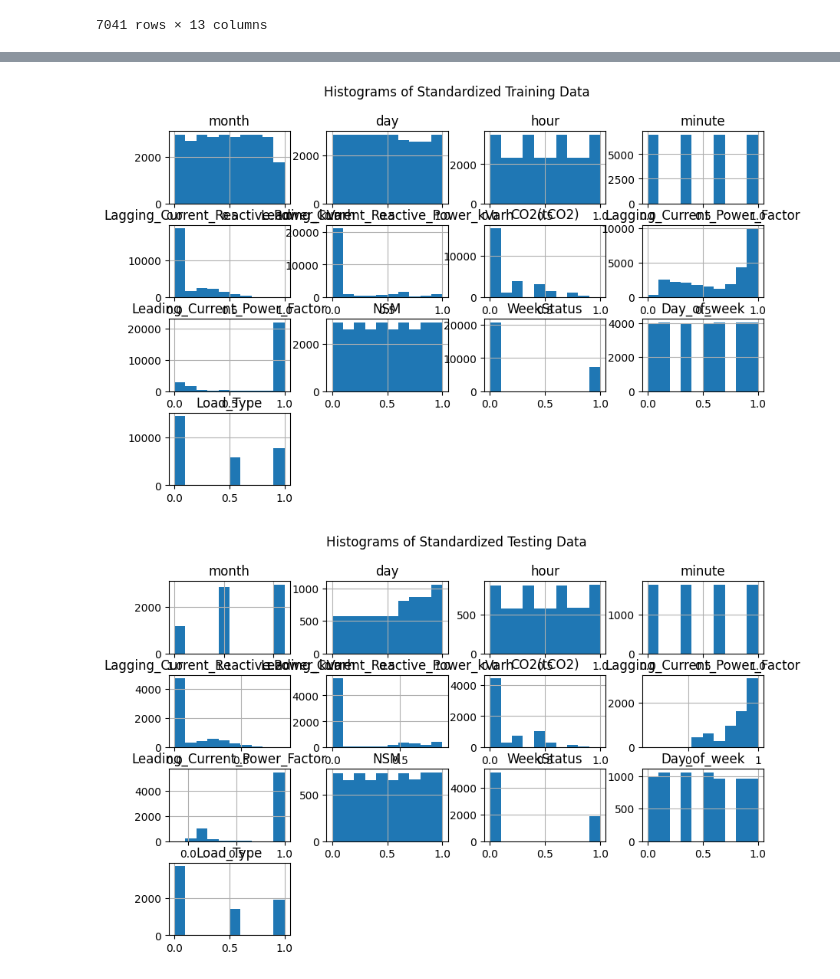
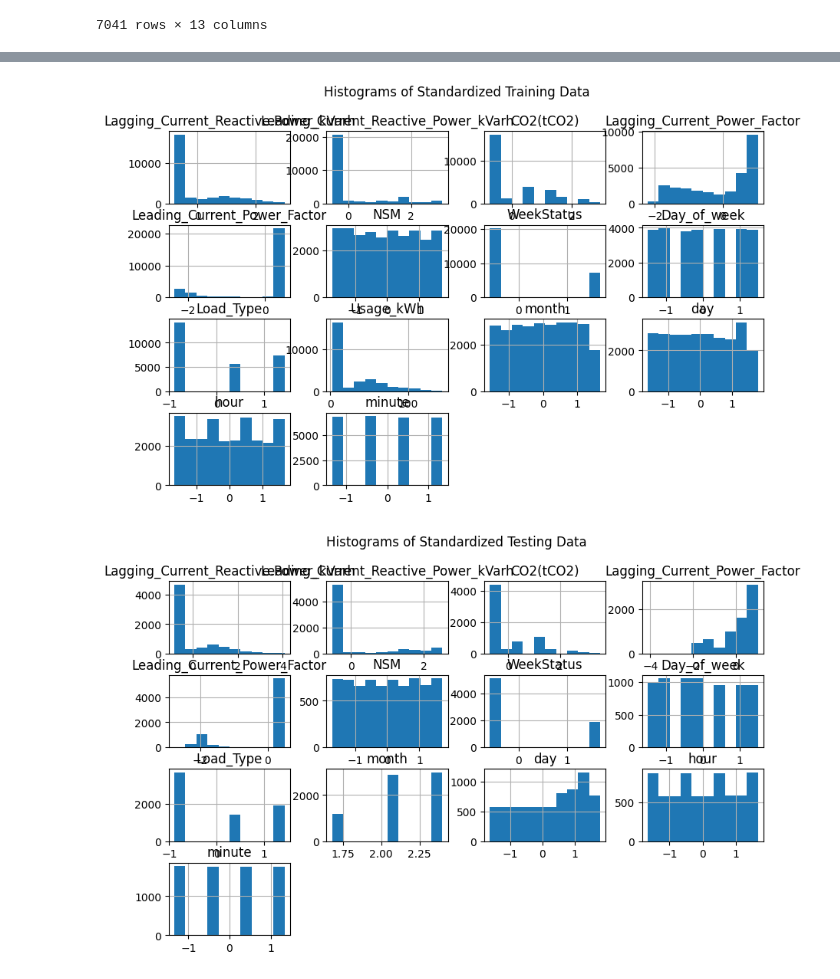
Before and after one commit to moufid-magdy/ML_regression, a Jupyter notebook: regression.ipynb, the cells around one changed output, grey strips where cells are left out. Drawn from its saved outputs; the diff is of its cells as text; code cells hidden in the pictures.

```diff
--- a/regression.ipynb
+++ b/regression.ipynb
@@ -165,13 +167,3 @@ test_df
 | 7039 | 35039 | 2018-12-31 23:45:00 | 3.06 | 0.11 | 0.00 | 77.72 | ... |
 | 7040 | 35040 | 2018-12-31 00:00:00 | 3.02 | 0.07 | 0.00 | 77.22 | ... |
 7041 rows × 11 columns
-# %%
-categorical_features = ['WeekStatus', 'Day_of_week', 'Load_Type']
-
-for feature in categorical_features:
-    print(train_df[feature].unique())
-
-print()
-
-for feature in categorical_features:
-    print(test_df[feature].unique())
@@ -338,5 +311,11 @@ Name: Usage_kWh, Length: 27999, dtype: float64
 # %%
-scaler = MinMaxScaler()
-numeric_features = ['month', 'day','hour', 'minute','Lagging_Current_Reactive.Power_kVarh', 'Leading_Current_Reactive_Power_kVarh', 'CO2(tCO2)', 'Lagging_Current_Power_Factor', 'Leading_Current_Power_Factor', 'NSM', 'WeekStatus', 'Day_of_week', 'Load_Type']
-train_df_std = pd.DataFrame(scaler.fit_transform(train_df_label_encoder[numeric_features]), columns=numeric_features)
-test_df_std = pd.DataFrame(scaler.transform(test_df_label_encoder[numeric_features]), columns=numeric_features)
+scaler = StandardScaler()
+features_without_target = ['month', 'day','hour', 'minute','Lagging_Current_Reactive.Power_kVarh',
+                    'Leading_Current_Reactive_Power_kVarh', 'CO2(tCO2)', 'Lagging_Current_Power_Factor',
+                    'Leading_Current_Power_Factor', 'NSM', 'WeekStatus', 'Load_Type','Day_of_week'
+                    ]
+train_df_scaled = train_df_label_encoder.copy()
+test_df_scaled = test_df_label_encoder.copy()
+
+train_df_scaled[features_without_target] = pd.DataFrame(scaler.fit_transform(train_df_label_encoder[features_without_target]))
+test_df_scaled[features_without_target] = pd.DataFrame(scaler.transform(test_df_label_encoder[features_without_target]))
@@ -401,15 +354,25 @@ dtype: int64
+# %%
+# Calculate z-scores for each feature in the training dataset
+z_scores_train = np.abs(stats.zscore(train_df_scaled[features_without_target]))
+
+# Find outliers
+train_outliers = np.where (z_scores_train >3)
+
+outlier_indices = np.unique(train_outliers[0])
+
+train_df_scaled = train_df_scaled.drop(index=outlier_indices)
 # %%
-train_df_std.hist(figsize=(10, 6))
+train_df_scaled.hist(figsize=(10, 6))
 plt.suptitle('Histograms of Standardized Training Data')
 plt.show()
 # %% [output]
-[figure, old version]
+[figure, new version]
 # %%
-test_df_std.hist(figsize=(10, 6))
+test_df_scaled.hist(figsize=(10, 6))
 plt.suptitle('Histograms of Standardized Testing Data')
 plt.show()
 # %% [output]
-[figure, old version]
+[figure, new version]
 # %%
 # Plot histograms of the original and standardized datasets
 plt.figure(figsize=(12, 6))
```
Also changed, not shown: parts of 16 cells of this notebook.
